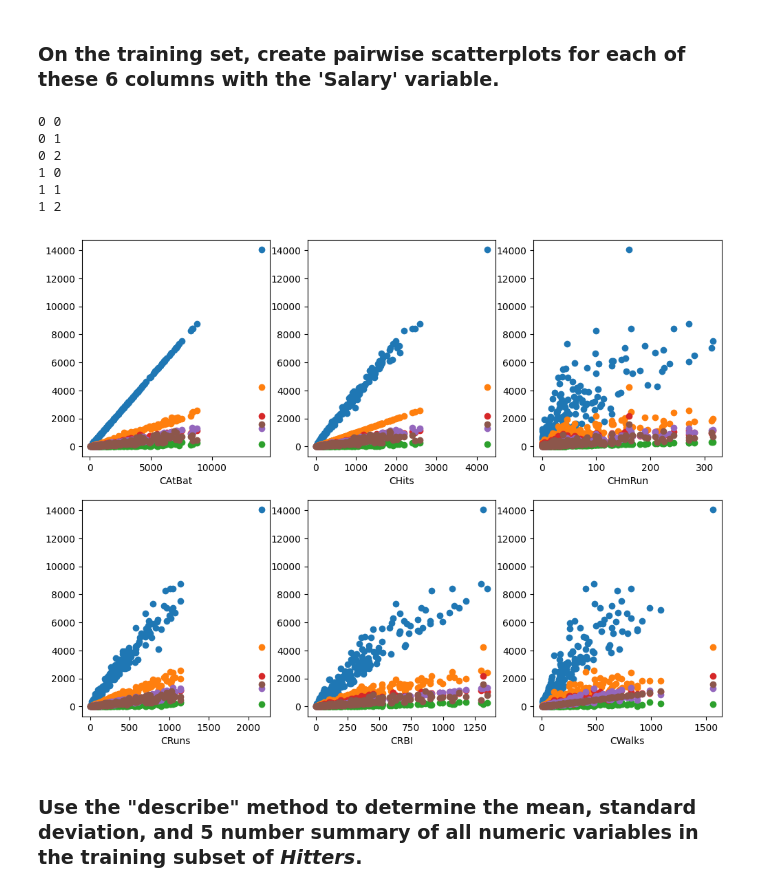
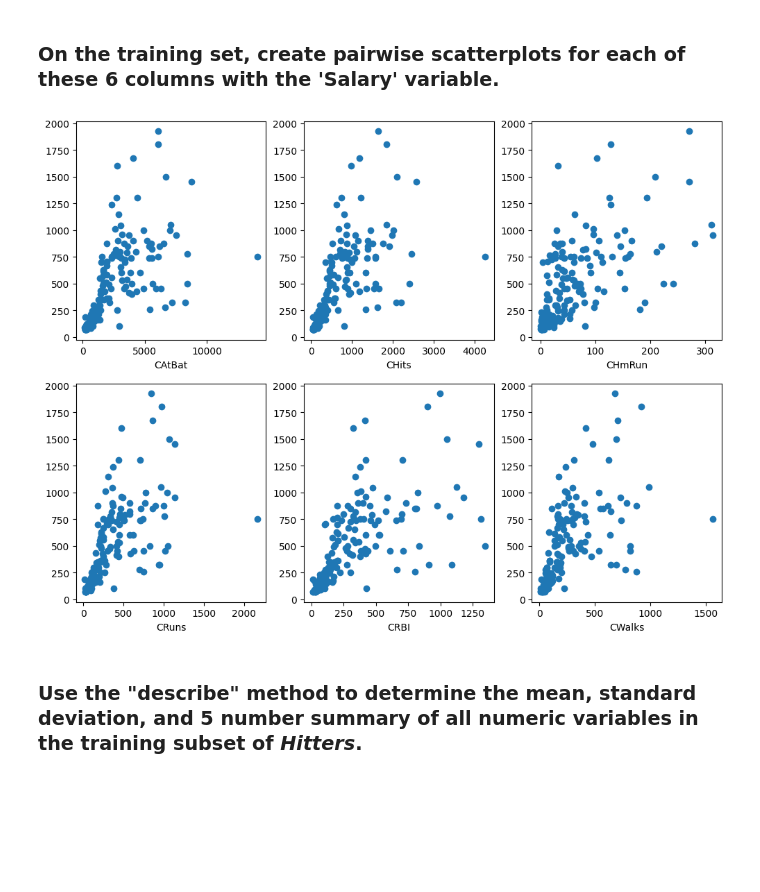
Before and after one commit to ChristopherLambiase/code_2600, a Jupyter notebook: mod03_eda.ipynb, the cells around one changed output. Drawn from its saved outputs; the diff is of its cells as text; code cells hidden in the pictures; blank space fills up the shorter version.

Commit message:
Graph Fix

```diff
--- a/mod03_eda.ipynb
+++ b/mod03_eda.ipynb
@@ -78,40 +78,34 @@ Train, Test = train_test_split(Hitters,
 # %%
 # Initialize the plots before drawing them
 nrows = 2
 ncols = 3
 figsize = (6*nrows, 3*ncols)
 
 fig, axes = subplots(nrows=nrows,
                      ncols=ncols,
                      figsize=figsize)
 
-subset = Train[["CAtBat","CHits","CHmRun","CRuns","CRBI","CWalks"]]
+subset = Train[["CAtBat","CHits","CHmRun","CRuns","CRBI","CWalks","Salary"]]
 
 # Assign a grid location to each index
 def range_to_grid(i, nrows, ncols):
     x=[]
     y=[]
     for n in range(nrows*ncols):
         x.append(n // ncols)
         y.append(n % ncols)
         # print(n,x[n],y[n]) # for testing this function
     return x[i],y[i]
 
 # Plot the variables
-for j in range(len(subset.columns)):
+for j in range(len(subset.columns)-1):
     # print(range_to_grid(j,nrows,ncols)[0], range_to_grid(j,nrows,ncols)[1]) # testing
     axes[range_to_grid(j,nrows,ncols)[0],
-         range_to_grid(j,nrows,ncols)[1]].plot(subset.iloc[:,j], subset, 'o')
+         range_to_grid(j,nrows,ncols)[1]].plot(subset.iloc[:,j], subset['Salary'], 'o')
     axes[range_to_grid(j,nrows,ncols)[0],
          range_to_grid(j,nrows,ncols)[1]].set_xlabel(subset.columns[j])
 # %% [output]
-0 0
-0 1
-0 2
-1 0
-1 1
-1 2
-[figure, old version]
+[figure, new version]
 # %% [markdown]
 ### Use the "describe" method to determine the mean, standard deviation, and 5 number summary of all numeric variables in the training subset of _Hitters_.
 # %%
```
Also changed, not shown: parts of 1 cell of this notebook.
